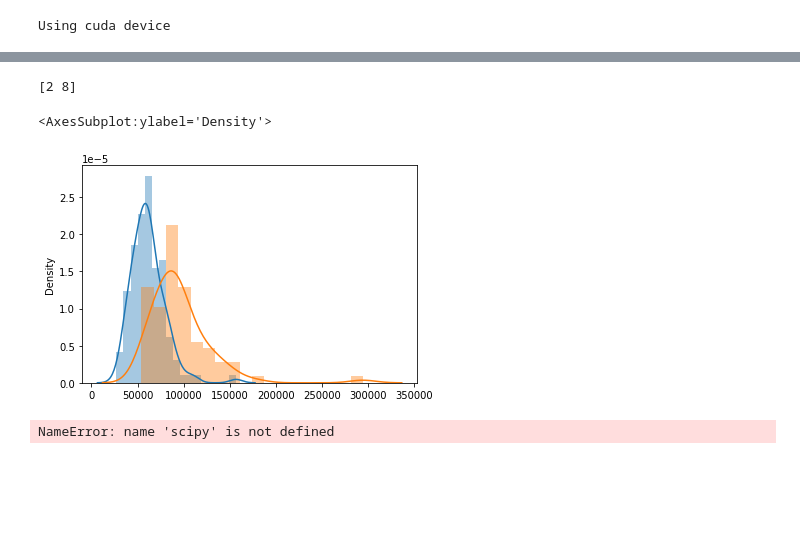
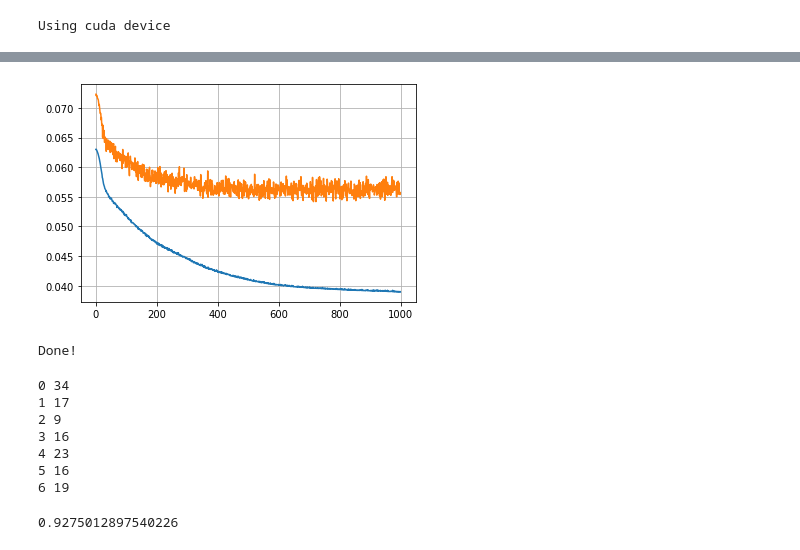
Before and after one commit to nologicexe/diploma, a Jupyter notebook: WaveletTransform.ipynb, the cells around one changed output, grey strips where cells are left out. Drawn from its saved outputs; the diff is of its cells as text; code cells hidden in the pictures; blank space fills up the shorter version.

```diff
--- a/WaveletTransform.ipynb
+++ b/WaveletTransform.ipynb
@@ -261,10 +292,0 @@ def test(dataloader, model):
-# %%
-from IPython.display import clear_output
-
-epochs = 1000
-for t in range(epochs):
-    clear_output(wait=True)
-    print(f"Epoch {t+1}\n----------------------------------")
-    train(train_dataloader, model, loss_fn, optimizer)
-    test(test_dataloader, model)
-print("Done!")
@@ -294,16 +292,0 @@ print(p_values)
-# %%
-p_values = np.array(p_values)
-k = 2
-idx = np.argpartition(p_values, k)f"lvls = {lvls}")
-print(idx[:k])
-sns.distplot(feat_1[:,idx[2]])
-sns.distplot(feat_2[:,idx[2]])
-# %% [output]
-[2 8]
-<AxesSubplot:ylabel='Density'>
-[figure, removed]
-# %%
-statistic, pvalue = scipy.stats.mannwhitneyu(feat_1[:,id], feat_2[:,id])
-print(statistic, pvalue)
-# %% [output]
-NameError: name 'scipy' is not defined
@@ -309,0 +312,38 @@ NameError: name 'scipy' is not defined
+# %%
+def test(dataloader, model, test_loss_hist):
+    size = len(dataloader.dataset)
+    model.eval()
+    test_loss, correct = 0, 0
+    with torch.no_grad():
+        for X, y in dataloader:
+            X, y = X.to(device), y.to(device)
+            pred = model(X)
+            test_loss += loss_fn(pred, y).item()
+            correct += (pred.argmax(1) == y).type(torch.float).sum().item()
+        test_loss /= size
+        correct /= size
+        test_loss_hist.append(test_loss)
+
+        print(f"Test Error: \n Accuracy: {(100*correct):>0.1f}%, Avg loss: {test_loss:>8f} \n")
+# %%
+test_loss_hist = []
+train_loss_hist = []
+# %%
+from IPython.display import clear_output
+from matplotlib import pyplot as plt
+
+epochs = 1000
+for t in range(epochs):
+    print(f"Epoch {t+1}\n----------------------------------")
+    train(train_dataloader, model, loss_fn, optimizer, train_loss_hist)
+    test(test_dataloader, model, test_loss_hist)
+    clear_output(wait=True)
+    if(t%50):
+        plt.plot(train_loss_hist)
+        plt.plot(test_loss_hist)
+        plt.grid(True)
+        plt.show()
+print("Done!")
+# %% [output]
+[figure, added]
+Done!
@@ -309,0 +354,11 @@ NameError: name 'scipy' is not defined
+# %%
+for i in range(7):
+    print(i, np.sum([1 for y in y_test if y==i]))
+# %% [output]
+0 34
+1 17
+2 9
+3 16
+4 23
+5 16
+6 19
@@ -309,0 +367,5 @@ NameError: name 'scipy' is not defined
+# %%
+from sklearn.metrics import roc_auc_score
+roc_auc_score(y_test, y_predict, multi_class="ovo", average='macro')
+# %% [output]
+0.9275012897540226
```
Also changed, not shown: parts of 129 cells of this notebook.
